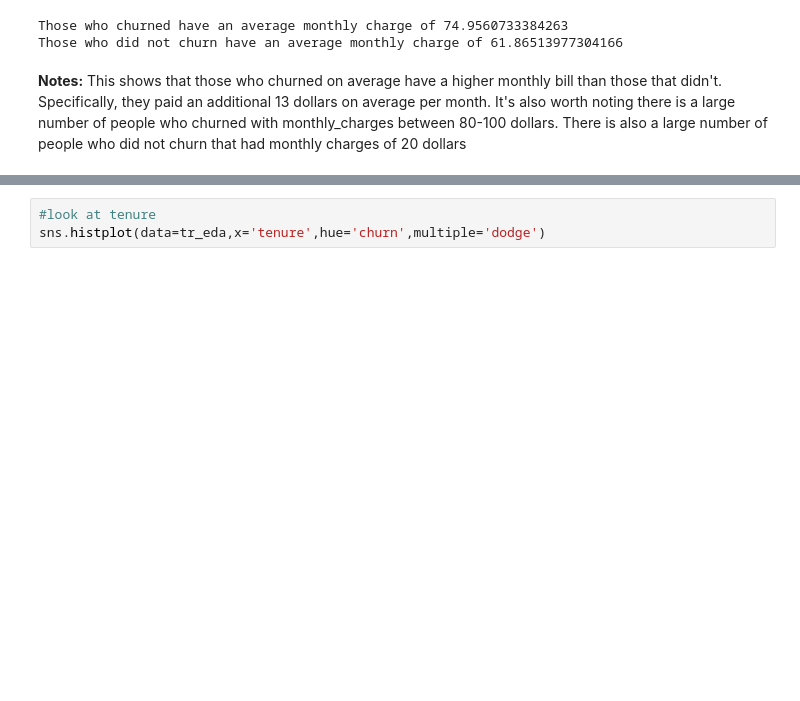
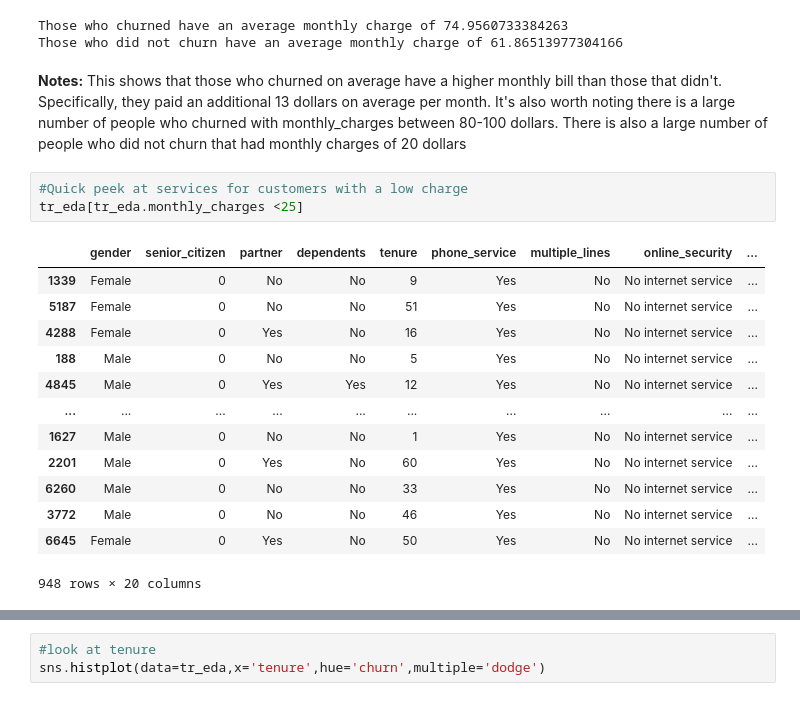
Before and after one commit to Cayt-Schlichting/example-classification-project, a Jupyter notebook: eda.ipynb, the cells around one changed output, grey strips where cells are left out. Saved outputs shown, nothing was run; the diff lists cells and outputs as text; blank space fills up the shorter version.

```diff
--- a/eda.ipynb
+++ b/eda.ipynb
@@ -150,3 +150,20 @@ Those who churned have an average monthly charge of 74.9560733384263
 Those who did not churn have an average monthly charge of 61.86513977304166
 # %% [markdown]
 **Notes:** This shows that those who churned on average have a higher monthly bill than those that didn't.  Specifically, they paid an additional 13 dollars on average per month.  It's also worth noting there is a large number of people who churned with monthly_charges between 80-100 dollars.  There is also a large number of people who did not churn that had monthly charges of 20 dollars
+# %%
+#Quick peek at services for customers with a low charge
+tr_eda[tr_eda.monthly_charges <25]
+# %% [output]
+|  | gender | senior_citizen | partner | dependents | tenure | phone_service | multiple_lines | online_security | ... |
+| 1339 | Female | 0 | No | No | 9 | Yes | No | No internet service | ... |
+| 5187 | Female | 0 | No | No | 51 | Yes | No | No internet service | ... |
+| 4288 | Female | 0 | Yes | No | 16 | Yes | No | No internet service | ... |
+| 188 | Male | 0 | No | No | 5 | Yes | No | No internet service | ... |
+| 4845 | Male | 0 | Yes | Yes | 12 | Yes | No | No internet service | ... |
+| ... | ... | ... | ... | ... | ... | ... | ... | ... | ... |
+| 1627 | Male | 0 | No | No | 1 | Yes | No | No internet service | ... |
+| 2201 | Male | 0 | Yes | No | 60 | Yes | No | No internet service | ... |
+| 6260 | Male | 0 | No | No | 33 | Yes | No | No internet service | ... |
+| 3772 | Male | 0 | No | No | 46 | Yes | No | No internet service | ... |
+| 6645 | Female | 0 | Yes | No | 50 | Yes | No | No internet service | ... |
+948 rows × 20 columns
```
Also changed, not shown: parts of 5 cells of this notebook.
